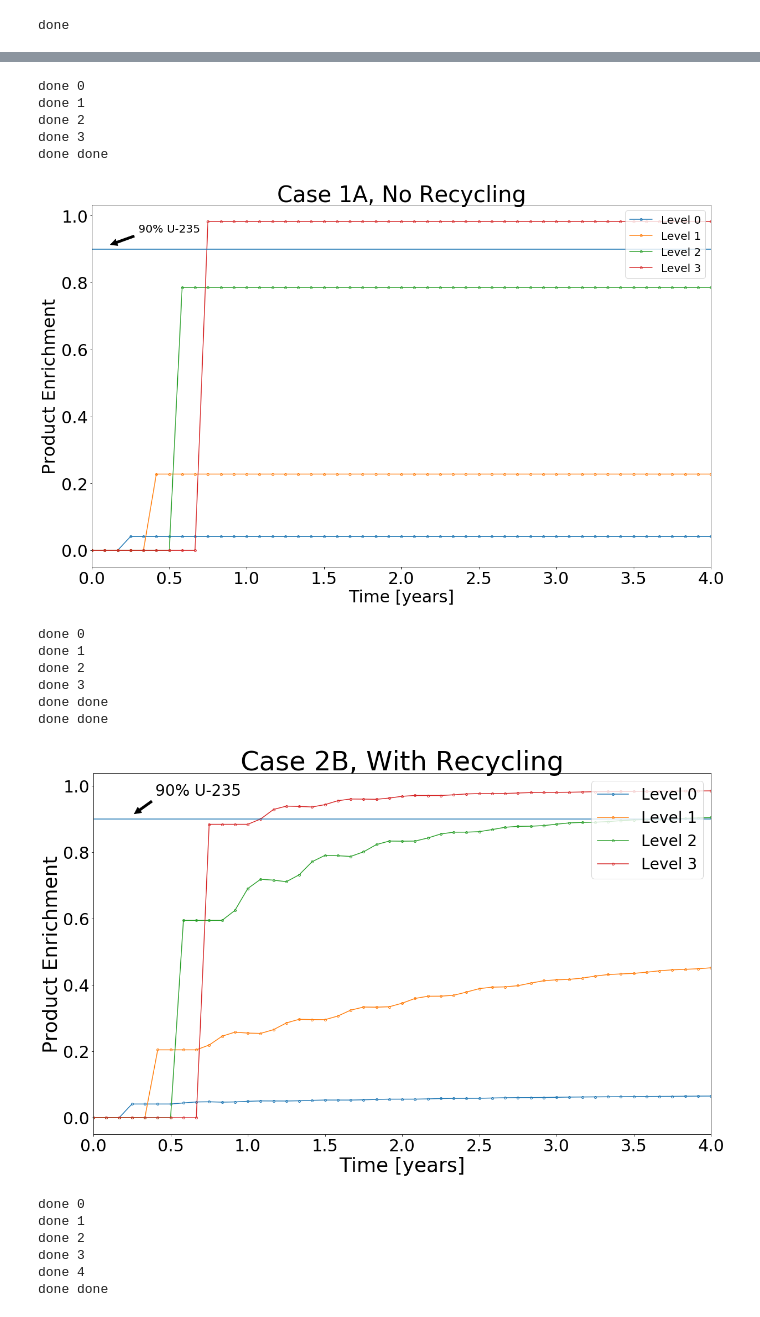
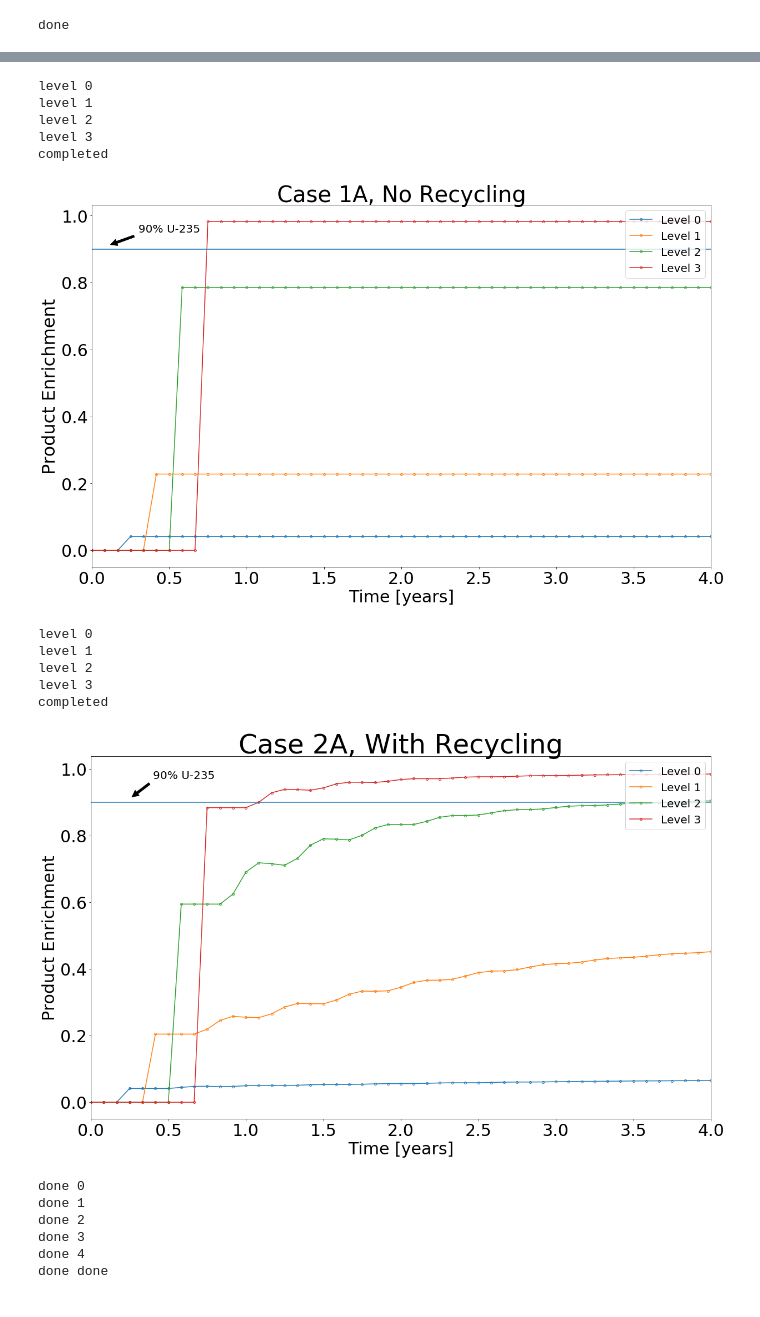
Before and after one commit to nuclearkatie/UPR_poster, a Jupyter notebook: work.ipynb, the cells around one changed output, grey strips where cells are left out. Drawn from its saved outputs; the diff is of its cells as text; code cells hidden in the pictures.

Commit message:
change all case 2b to case 2a in graphs

```diff
--- a/work.ipynb
+++ b/work.ipynb
@@ -111,7 +111,7 @@ invs = ['storage_2',
         'storage_4',
         'storage']
 
-c_names = ['Case 1A Recycling','Case 1A No Recycling','Case 2B Recycling','Case 2B No Recycling','REF']
+c_names = ['Case 1A Recycling','Case 1A No Recycling','Case 2A Recycling','Case 2A No Recycling','REF']
 
 LEU_qty_case_2_x = []
 plt_LEU_qty_case_2_x = []
@@ -239,11 +239,11 @@ plt.xlabel('Time [years]',fontsize=30)
 
 print('completed')
 # %% [output]
-done 0
-done 1
-done 2
-done 3
-done done
+level 0
+level 1
+level 2
+level 3
+completed
 [figure]
 # %%
 file = files[2]
@@ -253,42 +253,41 @@ feed_case_2 = []
 plt_feed_case_2 = []
 for i in range(4):
     df_ = cyh.TransFrac(file, receivers[i], sender[i], nucs1, nucs2,uma_238u, uma_235u)
     df_ = pdh.RenameTS(pdh.RemoveNan(df_), "Time [y]", c_names[i])
     df_['Time [y]'] *= 1/12.
     feed_case_2.append(df_)
     plt_feed_case_2.append( (df_, c_names[i]) )
     print('level ' + str(i))
 
 pdh.MakePlot(plt_feed_case_2, "Time [y]", "Product Enrichment" , mk='.',mk_z=8,loc='lower right')
 plt.axhline(y=0.9)
 plt.xlim(0,4)
-plt.title('Case 2B, With Recycling',fontsize=40)
+plt.title('Case 2A, With Recycling',fontsize=40)
 #plt.annotate('90% U-235', xy=(.25, .91), xytext=(.5, .95),
 #            arrowprops=dict(facecolor='black', shrink=0.1),fontsize=20
 #            )
 
 plt.legend(loc=1, prop={'size': 20})
 plt.xlabel('Time [years]',fontsize=30)
 
-plt.title('Case 2B, With Recycling',fontsize=48)
+plt.title('Case 2A, With Recycling',fontsize=48)
 plt.annotate('90% U-235', xy=(.25, .91), xytext=(.4, .97),
             arrowprops=dict(facecolor='black', shrink=0.1),fontsize=20
             )
 
 plt.legend(loc=1, prop={'size': 20})
 plt.xlabel('Time [years]',fontsize=30)
 plt.ylabel('Product Enrichment',fontsize=30)
 
 
 print('completed')
 # %% [output]
-done 0
-done 1
-done 2
-done 3
-done done
-done done
+level 0
+level 1
+level 2
+level 3
+completed
-[figure, old version]
+[figure, new version]
 # %%
 file = "cascade_case_3_no_rec_S4_23_4_1_1_1.sqlite"
 
```
Also changed, not shown: parts of 2 cells of this notebook.
